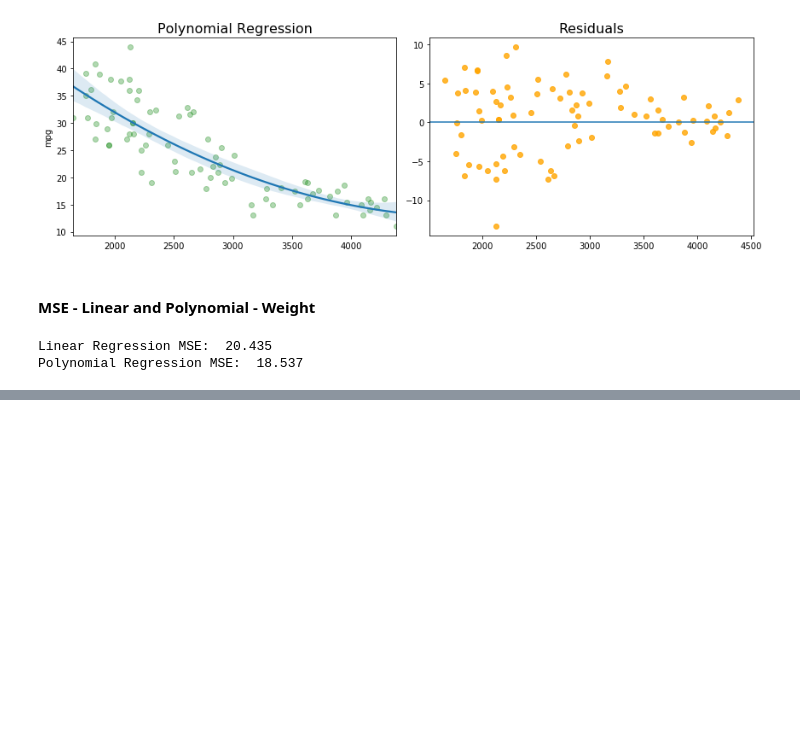
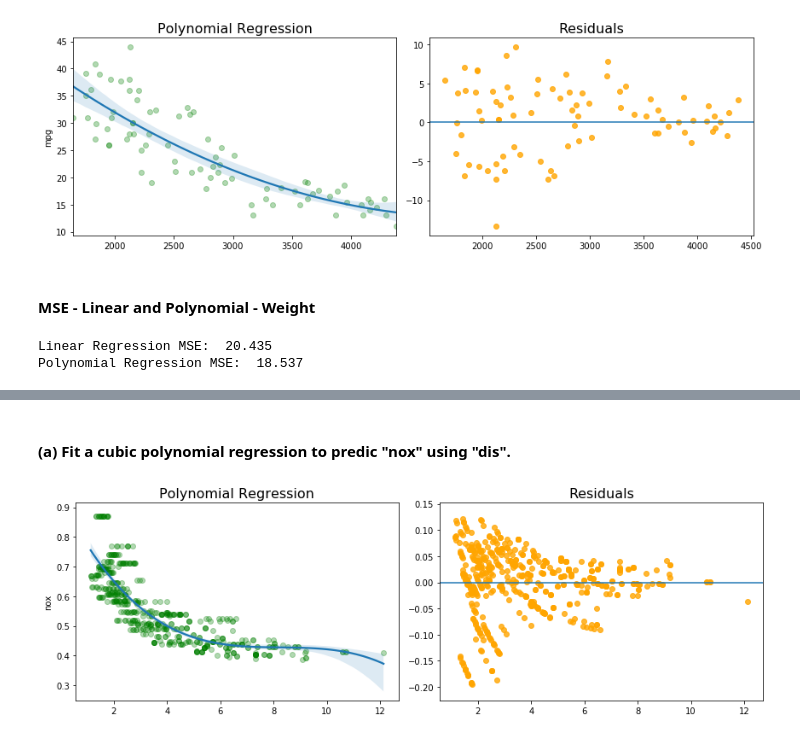
Before and after one commit to Morgan-Sell/islr-labs-exercises-python, a Jupyter notebook: exercises/07_beyond_linearity.ipynb, the cells around one changed output, grey strips where cells are left out. Drawn from its saved outputs; the diff is of its cells as text; code cells hidden in the pictures; blank space fills up the shorter version.

```diff
--- a/exercises/07_beyond_linearity.ipynb
+++ b/exercises/07_beyond_linearity.ipynb
@@ -254,0 +260,5 @@ Polynomial Regression MSE:  18.537
+# %%
+url_path = os.path.abspath('..')
+boston = pd.read_csv(url_path + '/data/Boston.csv')
+
+boston.head()
@@ -254,0 +272,9 @@ Polynomial Regression MSE:  18.537
+# %% [markdown]
+#### (a) Fit a cubic polynomial regression to predic "nox" using "dis".
+# %%
+X = boston['dis'].values.reshape(-1, 1)
+y = boston['nox']
+
+ch7_utils.create_fit_polynomial_reg_and_graph_predictions_and_residuals(X, y, X, y, 3)
+# %% [output]
+[figure, added]
```
Also changed, not shown: parts of 5 cells of this notebook, 1 other file.
